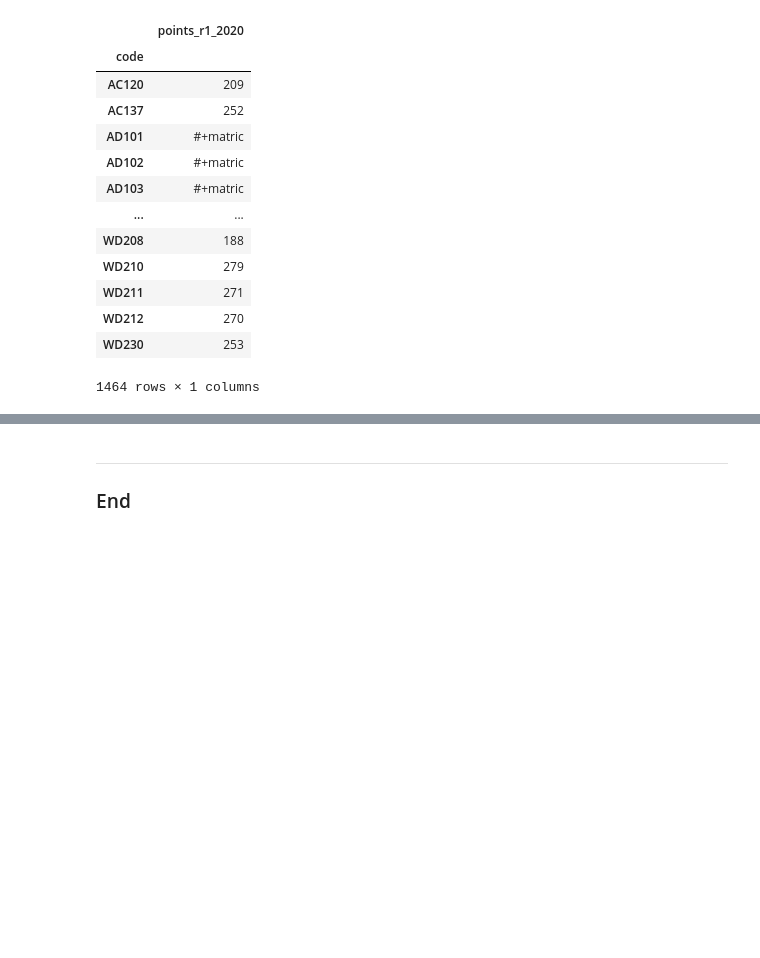
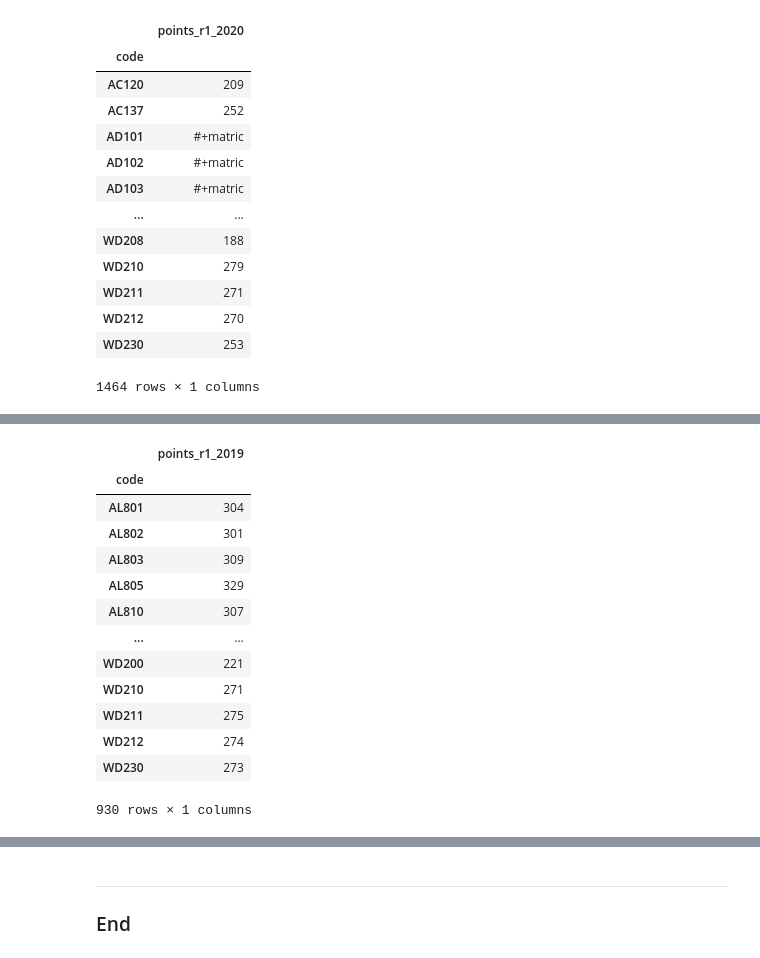
Before and after one commit to Michelleoc/fundamentals-of-data-analysis-assessment, a Jupyter notebook: cao-points-analysis.ipynb, the cells around one changed output, grey strips where cells are left out. Drawn from its saved outputs; the diff is of its cells as text; code cells hidden in the pictures; blank space fills up the shorter version.

```diff
--- a/cao-points-analysis.ipynb
+++ b/cao-points-analysis.ipynb
@@ -654,0 +674,19 @@ allcourses
+# %%
+# Set the index to the code column
+df2019_r1.set_index('code', inplace=True)
+df2019_r1
+# %% [output]
+|  | points_r1_2019 |
+| code |  |
+| AL801 | 304 |
+| AL802 | 301 |
+| AL803 | 309 |
+| AL805 | 329 |
+| AL810 | 307 |
+| ... | ... |
+| WD200 | 221 |
+| WD210 | 271 |
+| WD211 | 275 |
+| WD212 | 274 |
+| WD230 | 273 |
+930 rows × 1 columns
```
Also changed, not shown: parts of 12 cells of this notebook, 13 other files.
